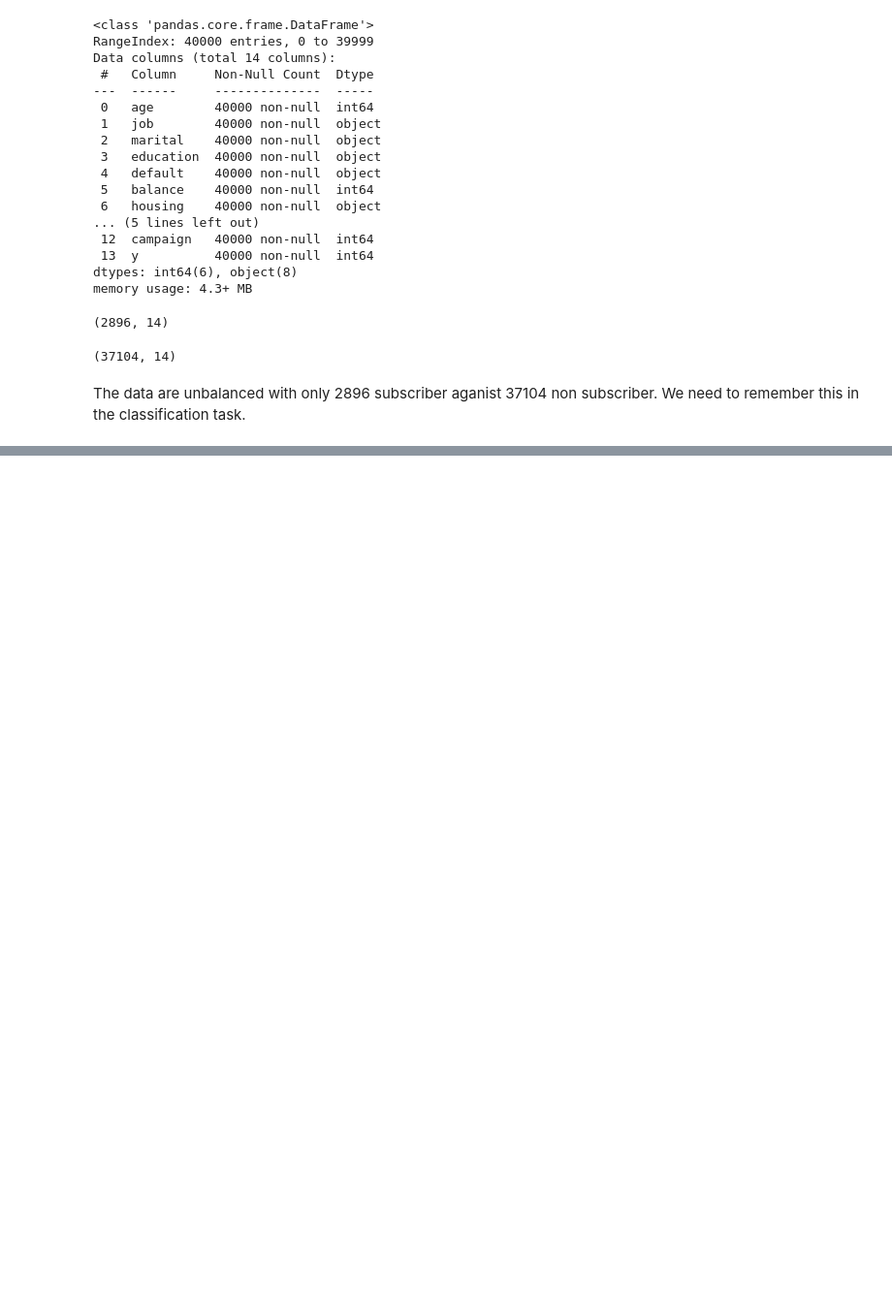
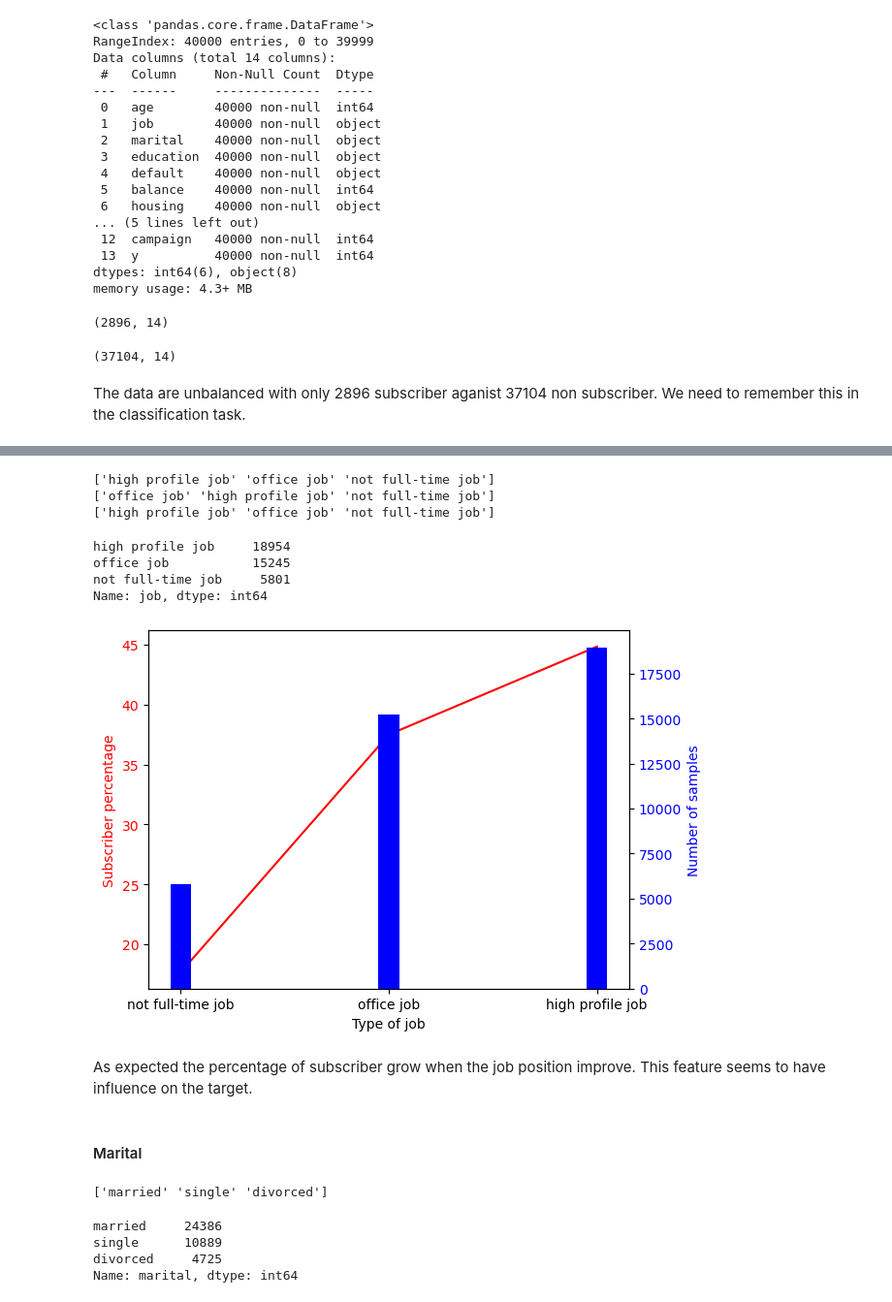
Before and after one commit to chiara89/OJGBREGVkBPNHLBf, a Jupyter notebook: term_deposit_subscription_prediction.ipynb, the cells around one changed output, grey strips where cells are left out. Shown: that part at 97% size. Drawn from its saved outputs; the diff is of its cells as text; code cells hidden in the pictures; blank space fills up the shorter version.

```diff
--- a/term_deposit_subscription_prediction.ipynb
+++ b/term_deposit_subscription_prediction.ipynb
@@ -262,0 +267,5 @@ Name: y, dtype: int64
+# %%
+d = {'technician':'office job','admin':'office job','services':'office job','unemployed':'not full-time job','housemaid':'not full-time job','student':'not full-time job','unknown':'not full-time job','retired':'not full-time job','self-employed':'not full-time job','entrepreneur':'high profile job','management':'high profile job','blue-collar':'high profile job'}
+df['job'] = df['job'].replace(d)
+df_sub['job'] = df_sub['job'].replace(d)
+df_not_sub['job'] = df_not_sub['job'].replace(d)
@@ -262,0 +283,56 @@ Name: y, dtype: int64
+# %%
+print(df['job'].unique())
+print(df_sub['job'].unique())
+print(df_not_sub['job'].unique())
+# %% [output]
+['high profile job' 'office job' 'not full-time job']
+['office job' 'high profile job' 'not full-time job']
+['high profile job' 'office job' 'not full-time job']
+# %%
+print(df['job'].value_counts())
+# %% [output]
+high profile job     18954
+office job           15245
+not full-time job     5801
+Name: job, dtype: int64
+# %%
+label = ['not full-time job','office job', 'high profile job']
+perc_job = [round((df_sub[df_sub.job=='not full-time job']).shape[0]/df_sub.shape[0]*100,2),round((df_sub[df_sub.job=='office job']).shape[0]/df_sub.shape[0]*100,2),round((df_sub[df_sub.job=='high profile job']).shape[0]/df_sub.shape[0]*100,2)]
+num_samp_job = [df[df.job=='not full-time job'].shape[0], df[df.job=='office job'].shape[0], df[df.job=='high profile job'].shape[0]]
+# Create Plot
+
+fig, ax1 = plt.subplots()
+
+ax1.set_xlabel("Type of job")
+ax1.set_ylabel('Subscriber percentage', color = 'red')
+ax1.plot(label,perc_job, color = 'red')
+ax1.tick_params(axis ='y', labelcolor = 'red')
+
+# Adding Twin Axes
+
+ax2 = ax1.twinx()
+
+ax2.set_ylabel('Number of samples', color = 'blue')
+ax2.bar(label,num_samp_job,width=0.1, color = 'blue')
+ax2.tick_params(axis ='y', labelcolor = 'blue')
+
+# Show plot
+
+plt.show()
+# %% [output]
+[figure, added]
+# %% [markdown]
+As expected the percentage of subscriber grow when the job position improve. This feature seems to have influence on the target.
+# %% [markdown]
+#### Marital
+# %%
+print(df['marital'].unique())
+# %% [output]
+['married' 'single' 'divorced']
+# %%
+print(df['marital'].value_counts())
+# %% [output]
+married     24386
+single      10889
+divorced     4725
+Name: marital, dtype: int64
```
Also changed, not shown: parts of 17 cells of this notebook.
